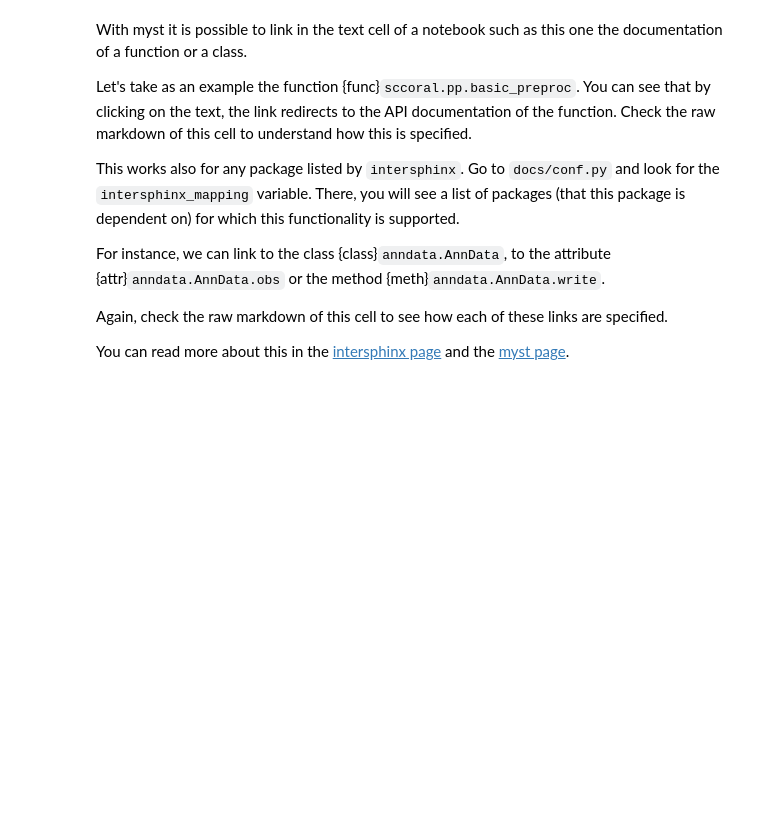
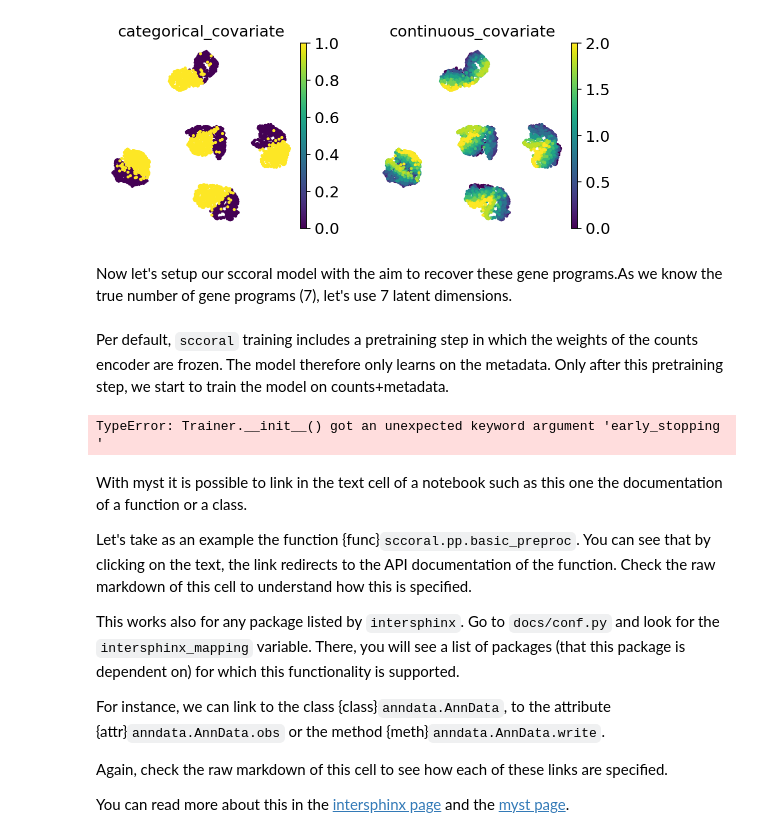
Before and after one commit to lucas-diedrich/sccoral, a Jupyter notebook: docs/notebooks/example.ipynb, the cells around one changed output. Drawn from its saved outputs; the diff is of its cells as text; code cells hidden in the pictures; blank space fills up the shorter version.

```diff
--- a/docs/notebooks/example.ipynb
+++ b/docs/notebooks/example.ipynb
@@ -9,0 +21,2 @@ adata = AnnData(np.random.normal(size=(20, 10)))
+# %%
+sc.settings.set_figure_params(figsize=(3, 3), frameon=False)
@@ -9,0 +86,6 @@ adata = AnnData(np.random.normal(size=(20, 10)))
+# %%
+sc.pl.umap(adata, color=["categorical_covariate", "continuous_covariate"])
+# %% [output]
+[figure, added]
+# %% [markdown]
+Now let's setup our sccoral model with the aim to recover these gene programs.As we know the true number of gene programs (7), let's use 7 latent dimensions.
@@ -10,3 +96,9 @@ adata = AnnData(np.random.normal(size=(20, 10)))
+# %% [markdown]
+Per default, `sccoral` training includes a pretraining step in which the weights of the counts encoder are frozen. The model therefore only learns on the metadata. Only after this pretraining step, we start to train the model on counts+metadata.
+# %%
+model.train()
+# %% [output]
+TypeError: Trainer.__init__() got an unexpected keyword argument 'early_stopping '
 # %% [markdown]
 With myst it is possible to link in the text cell of a notebook such as this one the documentation of a function or a class.
 
```
Also changed, not shown: parts of 15 cells of this notebook, 1 other file.
